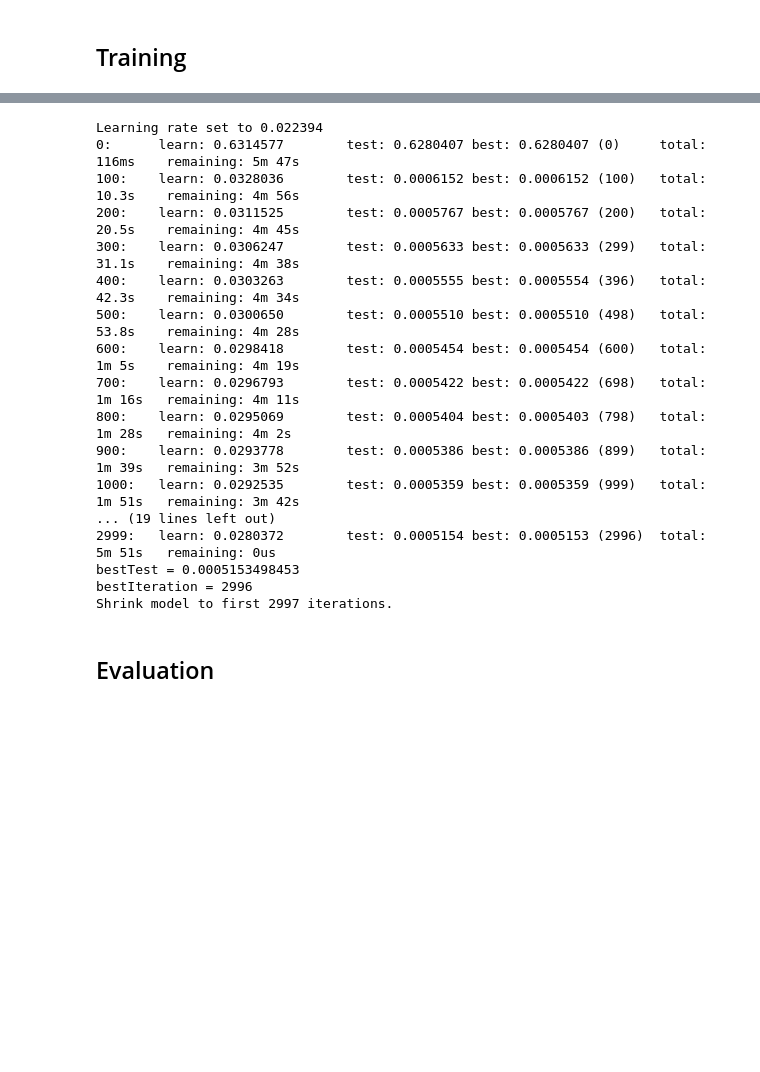
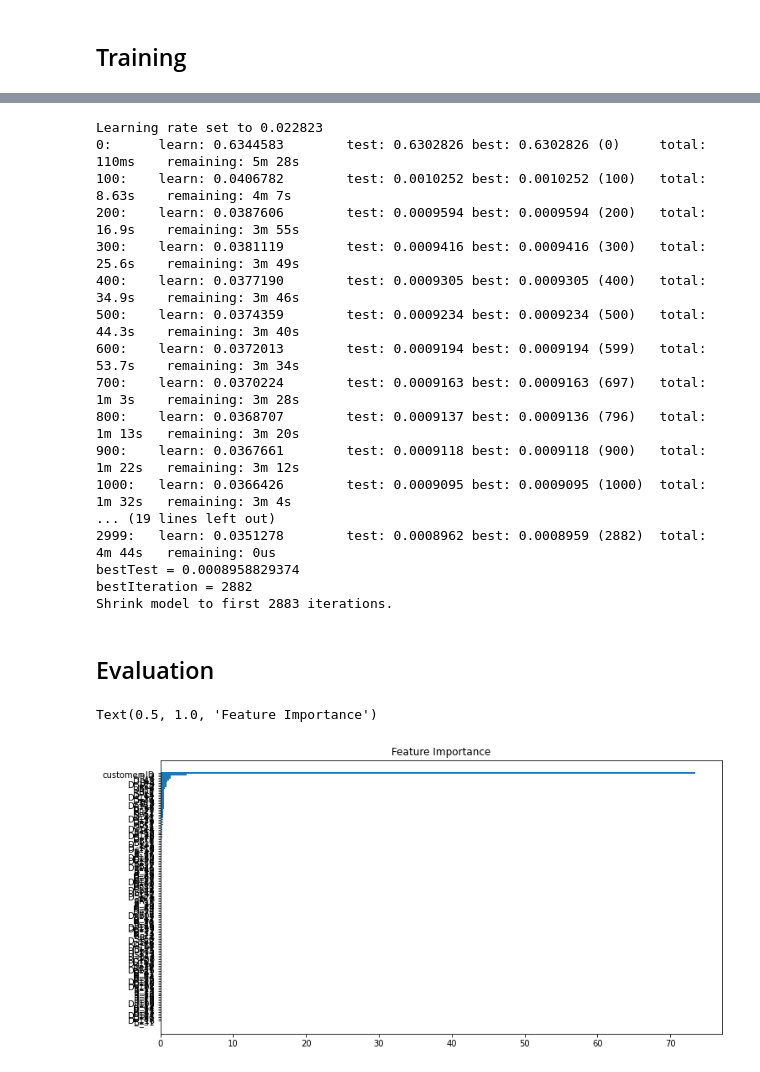
Before and after one commit to Garimagupta85/Default-Prediction, a Jupyter notebook: EDA_Model.ipynb, the cells around one changed output, grey strips where cells are left out. Cells and saved outputs as stored; diff of their text form; code cells hidden in the pictures; blank space fills up the shorter version.

```diff
--- a/EDA_Model.ipynb
+++ b/EDA_Model.ipynb
@@ -415,28 +415,37 @@ Successfully installed catboost-1.1.1
 # defining model and training
 from catboost import CatBoostClassifier
 clf = CatBoostClassifier(iterations = 3000, random_state = 42, nan_mode ='Min',task_type ="GPU")
-clf.fit(X_train, y_train, eval_set = [(X_test, y_test)], cat_features=cat_cols,  verbose = 100)
-preds = clf.predict_proba(X_test)[:, 1]
+clf.fit(X_train, y_train, eval_set = [(X_valid, y_valid)], cat_features=cat_cols,  verbose = 100)
 # %% [output]
-Learning rate set to 0.022394
-0:      learn: 0.6314577        test: 0.6280407 best: 0.6280407 (0)     total: 116ms    remaining: 5m 47s
-100:    learn: 0.0328036        test: 0.0006152 best: 0.0006152 (100)   total: 10.3s    remaining: 4m 56s
-200:    learn: 0.0311525        test: 0.0005767 best: 0.0005767 (200)   total: 20.5s    remaining: 4m 45s
-300:    learn: 0.0306247        test: 0.0005633 best: 0.0005633 (299)   total: 31.1s    remaining: 4m 38s
-400:    learn: 0.0303263        test: 0.0005555 best: 0.0005554 (396)   total: 42.3s    remaining: 4m 34s
-500:    learn: 0.0300650        test: 0.0005510 best: 0.0005510 (498)   total: 53.8s    remaining: 4m 28s
-600:    learn: 0.0298418        test: 0.0005454 best: 0.0005454 (600)   total: 1m 5s    remaining: 4m 19s
-700:    learn: 0.0296793        test: 0.0005422 best: 0.0005422 (698)   total: 1m 16s   remaining: 4m 11s
-800:    learn: 0.0295069        test: 0.0005404 best: 0.0005403 (798)   total: 1m 28s   remaining: 4m 2s
-900:    learn: 0.0293778        test: 0.0005386 best: 0.0005386 (899)   total: 1m 39s   remaining: 3m 52s
-1000:   learn: 0.0292535        test: 0.0005359 best: 0.0005359 (999)   total: 1m 51s   remaining: 3m 42s
+Learning rate set to 0.022823
+0:      learn: 0.6344583        test: 0.6302826 best: 0.6302826 (0)     total: 110ms    remaining: 5m 28s
+100:    learn: 0.0406782        test: 0.0010252 best: 0.0010252 (100)   total: 8.63s    remaining: 4m 7s
+200:    learn: 0.0387606        test: 0.0009594 best: 0.0009594 (200)   total: 16.9s    remaining: 3m 55s
+300:    learn: 0.0381119        test: 0.0009416 best: 0.0009416 (300)   total: 25.6s    remaining: 3m 49s
+400:    learn: 0.0377190        test: 0.0009305 best: 0.0009305 (400)   total: 34.9s    remaining: 3m 46s
+500:    learn: 0.0374359        test: 0.0009234 best: 0.0009234 (500)   total: 44.3s    remaining: 3m 40s
+600:    learn: 0.0372013        test: 0.0009194 best: 0.0009194 (599)   total: 53.7s    remaining: 3m 34s
+700:    learn: 0.0370224        test: 0.0009163 best: 0.0009163 (697)   total: 1m 3s    remaining: 3m 28s
+800:    learn: 0.0368707        test: 0.0009137 best: 0.0009136 (796)   total: 1m 13s   remaining: 3m 20s
+900:    learn: 0.0367661        test: 0.0009118 best: 0.0009118 (900)   total: 1m 22s   remaining: 3m 12s
+1000:   learn: 0.0366426        test: 0.0009095 best: 0.0009095 (1000)  total: 1m 32s   remaining: 3m 4s
 ... (19 lines left out)
-2999:   learn: 0.0280372        test: 0.0005154 best: 0.0005153 (2996)  total: 5m 51s   remaining: 0us
-bestTest = 0.0005153498453
-bestIteration = 2996
-Shrink model to first 2997 iterations.
+2999:   learn: 0.0351278        test: 0.0008962 best: 0.0008959 (2882)  total: 4m 44s   remaining: 0us
+bestTest = 0.0008958829374
+bestIteration = 2882
+Shrink model to first 2883 iterations.
 # %% [markdown]
 ## Evaluation
+# %%
+feature_importance = clf.feature_importances_
+sorted_idx = np.argsort(feature_importance)
+fig = plt.figure(figsize=(12, 6))
+plt.barh(range(len(sorted_idx)), feature_importance[sorted_idx], align='center')
+plt.yticks(range(len(sorted_idx)), np.array(X_test.columns)[sorted_idx])
+plt.title('Feature Importance')
+# %% [output]
+Text(0.5, 1.0, 'Feature Importance')
+[figure, added]
 # %%
 # perdection on the test set
 preds = clf.predict(X_test)
```
Also changed, not shown: parts of 3 cells of this notebook.
